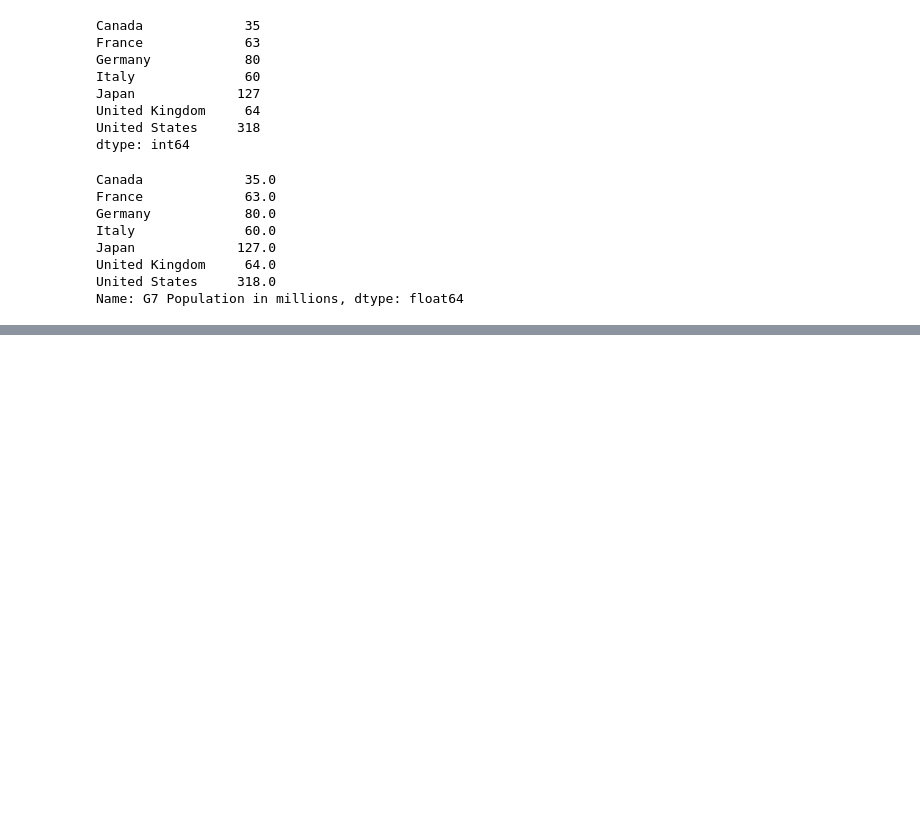
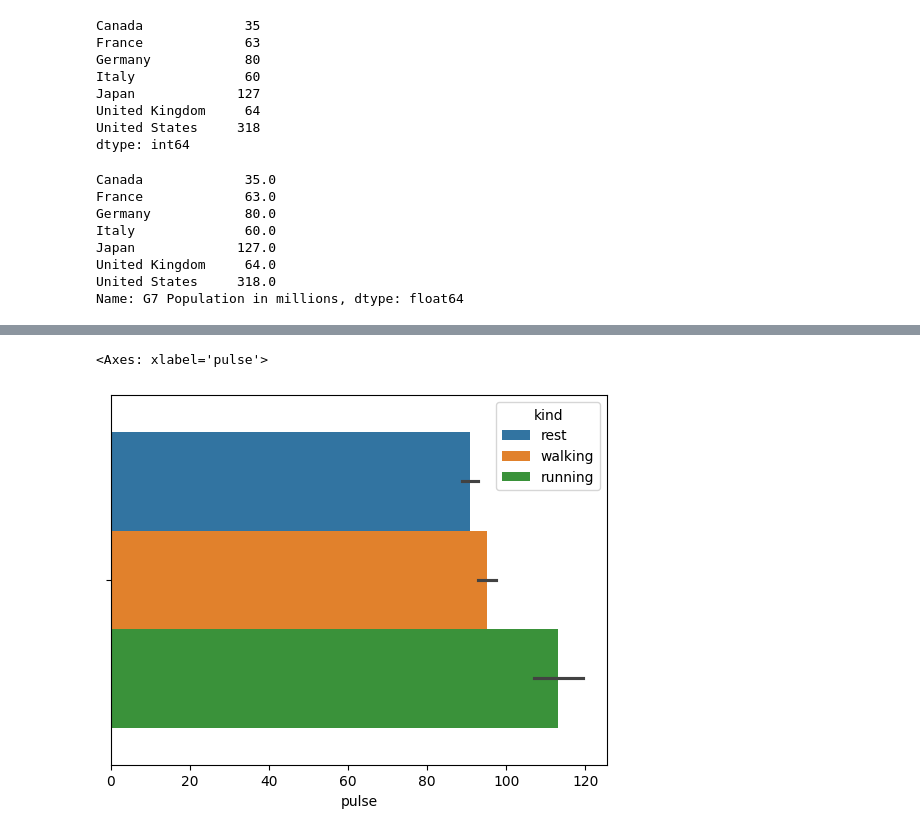
Before and after one commit to hh-blaire-cho/ds101_2025Jun, a Jupyter notebook: 04_Pandas_Series.ipynb, the cells around one changed output, grey strips where cells are left out. Drawn from its saved outputs; the diff is of its cells as text; code cells hidden in the pictures; blank space fills up the shorter version.

```diff
--- a/04_Pandas_Series.ipynb
+++ b/04_Pandas_Series.ipynb
@@ -514,0 +657,4 @@ Name: G7 Population in millions, dtype: float64
+# %%
+df = sns.load_dataset("exercise")
+df = df.iloc[:, 1:]
+df
@@ -514,0 +675,5 @@ Name: G7 Population in millions, dtype: float64
+# %%
+sns.barplot(data=df, x="pulse", hue="kind")
+# %% [output]
+<Axes: xlabel='pulse'>
+[figure, added]
```
Also changed, not shown: parts of 42 cells of this notebook, 5 other files.
